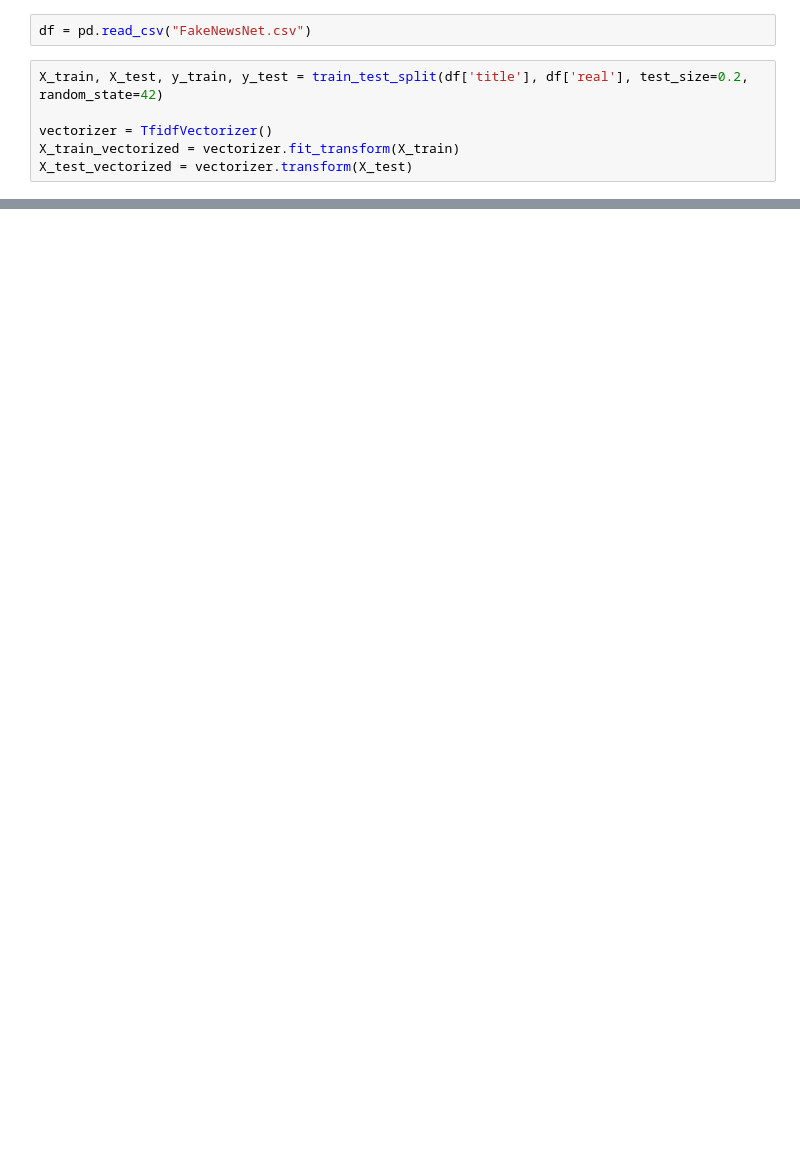
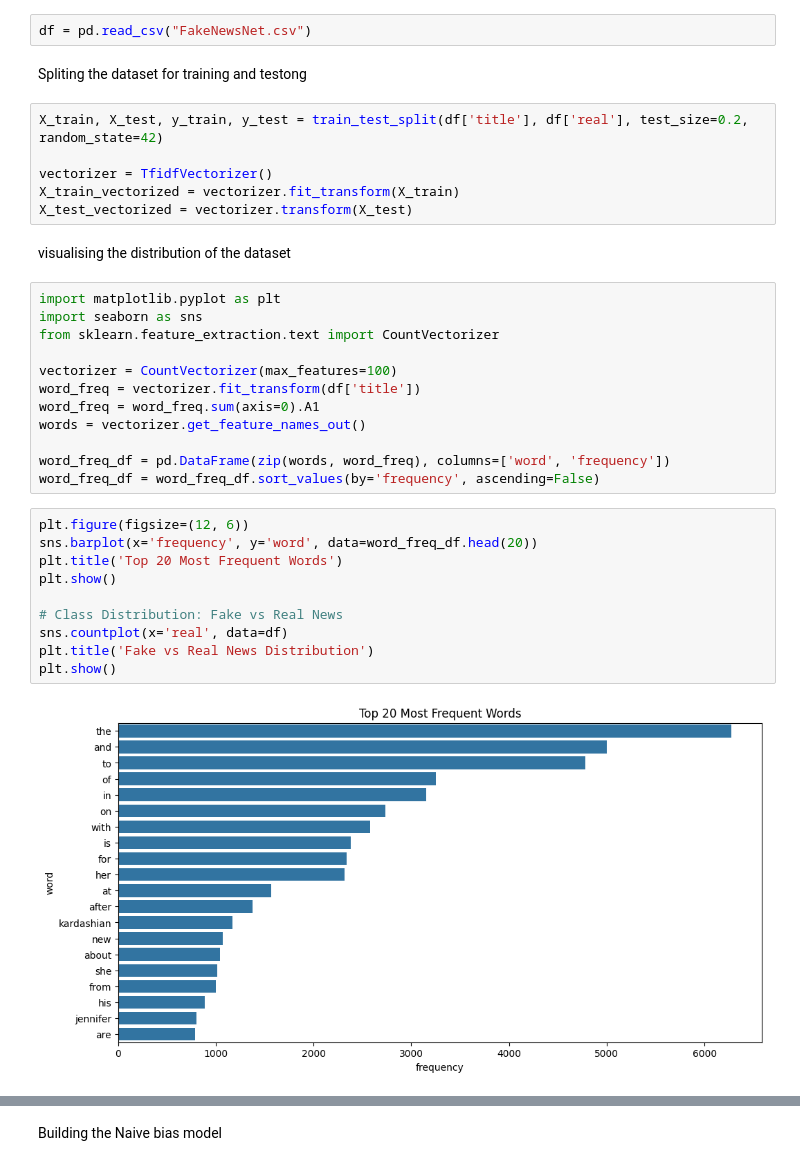
Before and after one commit to imck037/python-ml-projects, a Jupyter notebook: FakeNewsDetection/main.ipynb, the cells around one changed output, grey strips where cells are left out. Saved outputs shown, nothing was run; the diff lists cells and outputs as text; blank space fills up the shorter version.

```diff
--- a/FakeNewsDetection/main.ipynb
+++ b/FakeNewsDetection/main.ipynb
@@ -9,8 +11,36 @@ from sklearn.metrics import accuracy_score, classification_report
 # %%
 df = pd.read_csv("FakeNewsNet.csv")
+# %% [markdown]
+Spliting the dataset for training and testong
 # %%
 X_train, X_test, y_train, y_test = train_test_split(df['title'], df['real'], test_size=0.2, random_state=42)
 
 vectorizer = TfidfVectorizer()
 X_train_vectorized = vectorizer.fit_transform(X_train)
 X_test_vectorized = vectorizer.transform(X_test)
+# %% [markdown]
+visualising the distribution of the dataset
+# %%
+import matplotlib.pyplot as plt
+import seaborn as sns
+from sklearn.feature_extraction.text import CountVectorizer
+
+vectorizer = CountVectorizer(max_features=100)
+word_freq = vectorizer.fit_transform(df['title'])
+word_freq = word_freq.sum(axis=0).A1
+words = vectorizer.get_feature_names_out()
+
+word_freq_df = pd.DataFrame(zip(words, word_freq), columns=['word', 'frequency'])
+word_freq_df = word_freq_df.sort_values(by='frequency', ascending=False)
+# %%
+plt.figure(figsize=(12, 6))
+sns.barplot(x='frequency', y='word', data=word_freq_df.head(20))
+plt.title('Top 20 Most Frequent Words')
+plt.show()
+
+# Class Distribution: Fake vs Real News
+sns.countplot(x='real', data=df)
+plt.title('Fake vs Real News Distribution')
+plt.show()
+# %% [output]
+[figure, added]
@@ -17 +48,3 @@ X_test_vectorized = vectorizer.transform(X_test)
+# %% [markdown]
+Building the Naive bias model
 # %%
```
Also changed, not shown: parts of 12 cells of this notebook.
